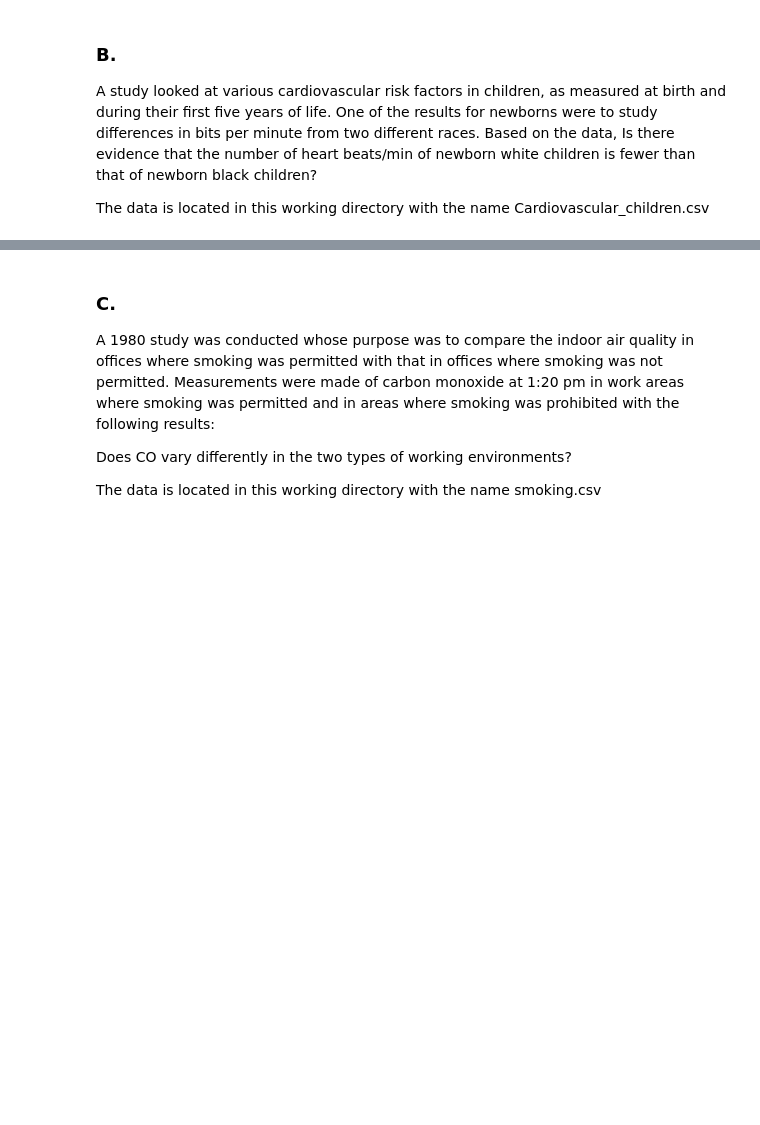
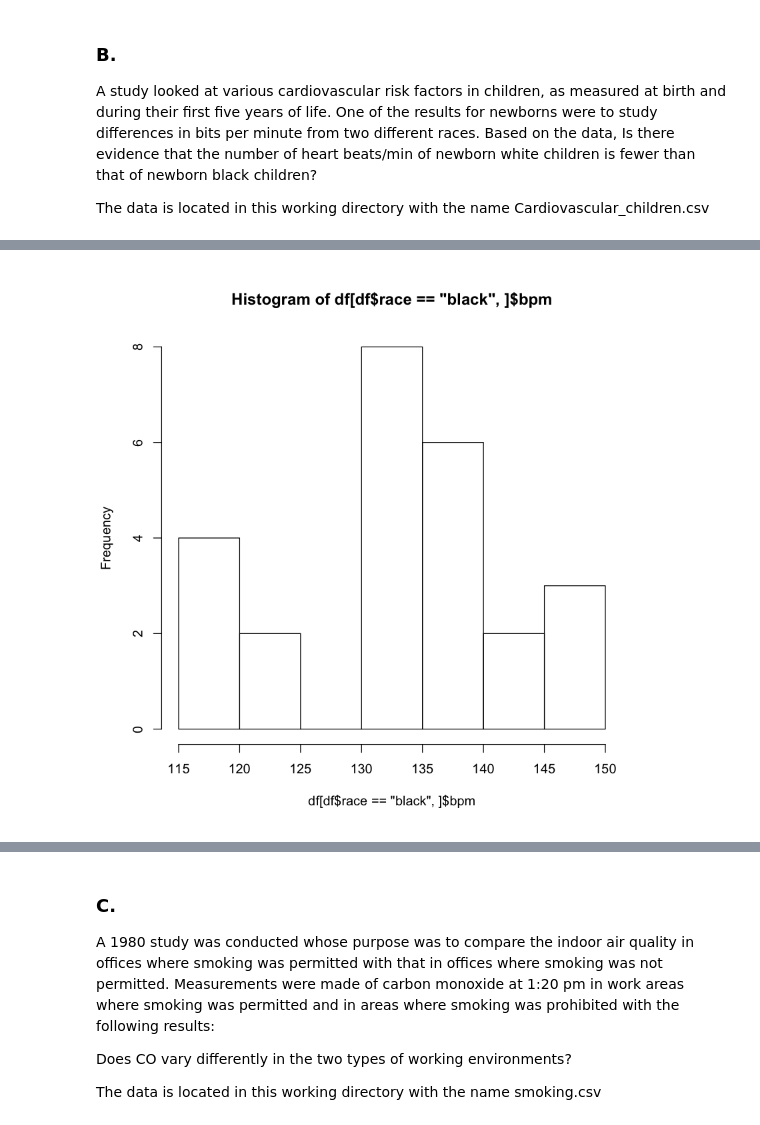
Before and after one commit to abchapman93/BMI_Prob_Stats, a Jupyter notebook: Module/Week 7/Homework Week 7.ipynb, the cells around one changed output, grey strips where cells are left out. Saved outputs shown, nothing was run; the diff lists cells and outputs as text; code cells hidden in the pictures; blank space fills up the shorter version.

```diff
--- a/Module/Week 7/Homework Week 7.ipynb
+++ b/Module/Week 7/Homework Week 7.ipynb
@@ -26,0 +144,4 @@ The data is located in this working directory with the name Cardiovascular_child
+# %%
+hist(df[df$race == "black", ]$bpm,)
+# %% [output]
+[figure, added]
```
Also changed, not shown: parts of 31 cells of this notebook.
